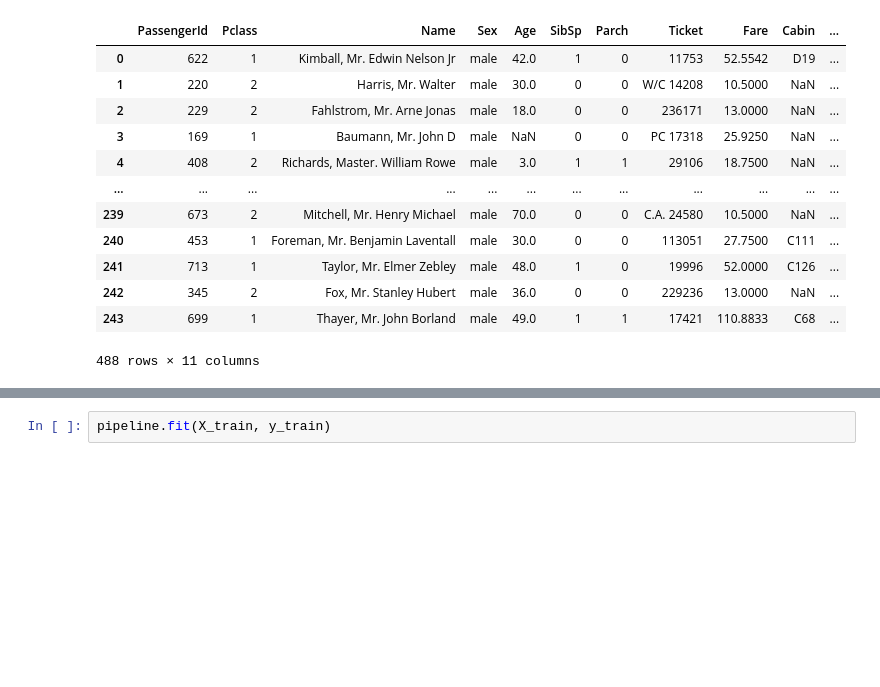
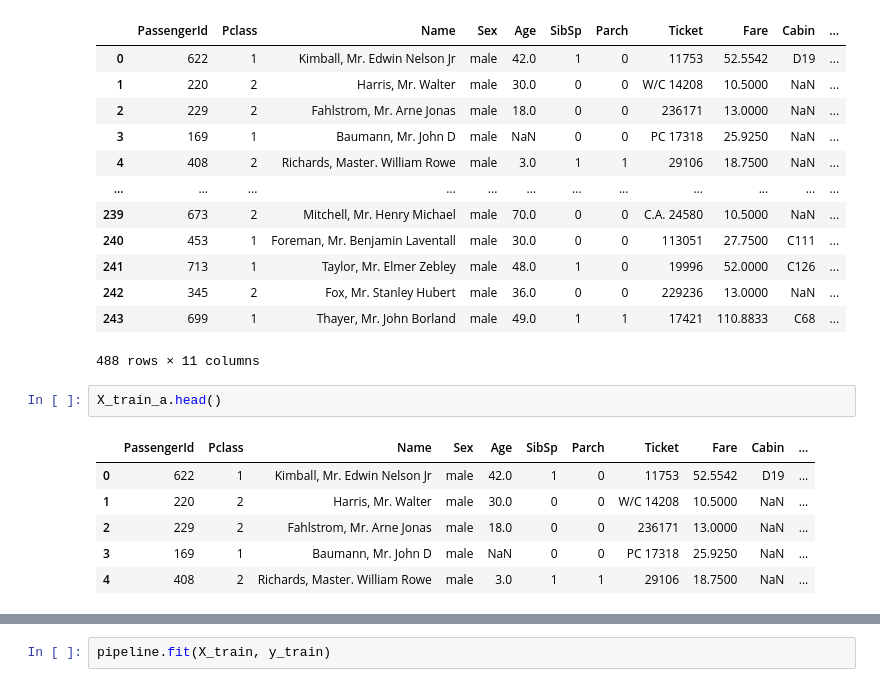
Before and after one commit to daanknoors/fl_titanic, a Jupyter notebook: notebooks/001_train_model.ipynb, the cells around one changed output, grey strips where cells are left out. Drawn from its saved outputs; the diff is of its cells as text; blank space fills up the shorter version.

```diff
--- a/notebooks/001_train_model.ipynb
+++ b/notebooks/001_train_model.ipynb
@@ -90,6 +129,15 @@ X_train
 | 242 | 345 | 2 | Fox, Mr. Stanley Hubert | male | 36.0 | 0 | 0 | 229236 | 13.0000 | NaN | ... |
 | 243 | 699 | 1 | Thayer, Mr. John Borland | male | 49.0 | 1 | 1 | 17421 | 110.8833 | C68 | ... |
 488 rows × 11 columns
+# %%
+X_train_a.head()
+# %% [output]
+|  | PassengerId | Pclass | Name | Sex | Age | SibSp | Parch | Ticket | Fare | Cabin | ... |
+| 0 | 622 | 1 | Kimball, Mr. Edwin Nelson Jr | male | 42.0 | 1 | 0 | 11753 | 52.5542 | D19 | ... |
+| 1 | 220 | 2 | Harris, Mr. Walter | male | 30.0 | 0 | 0 | W/C 14208 | 10.5000 | NaN | ... |
+| 2 | 229 | 2 | Fahlstrom, Mr. Arne Jonas | male | 18.0 | 0 | 0 | 236171 | 13.0000 | NaN | ... |
+| 3 | 169 | 1 | Baumann, Mr. John D | male | NaN | 0 | 0 | PC 17318 | 25.9250 | NaN | ... |
+| 4 | 408 | 2 | Richards, Master. William Rowe | male | 3.0 | 1 | 1 | 29106 | 18.7500 | NaN | ... |
 # %%
 # load data files of each party
 data_a = config.DataA()
```
Also changed, not shown: parts of 11 cells of this notebook, 5 other files.
